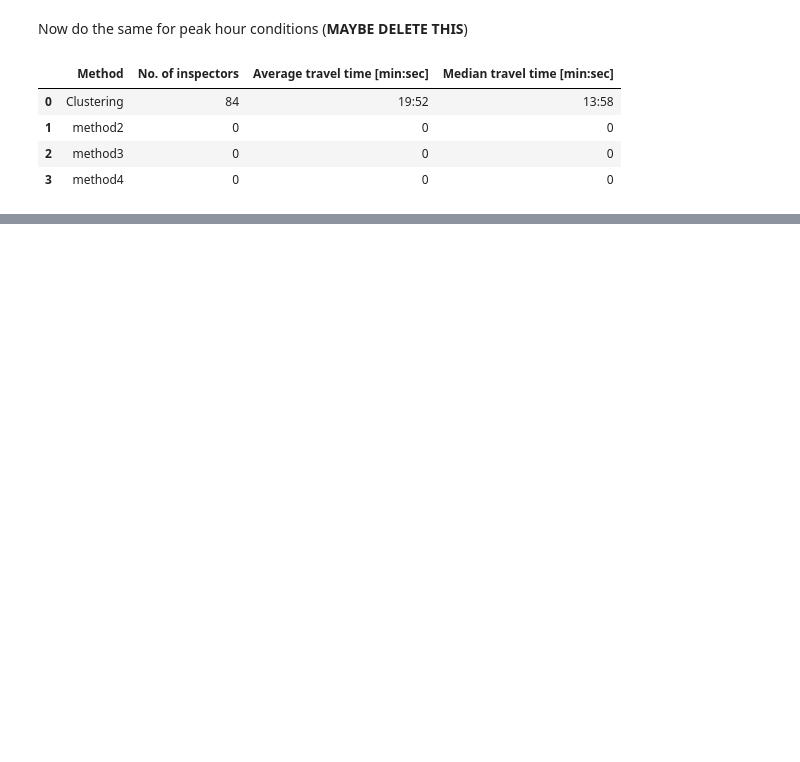
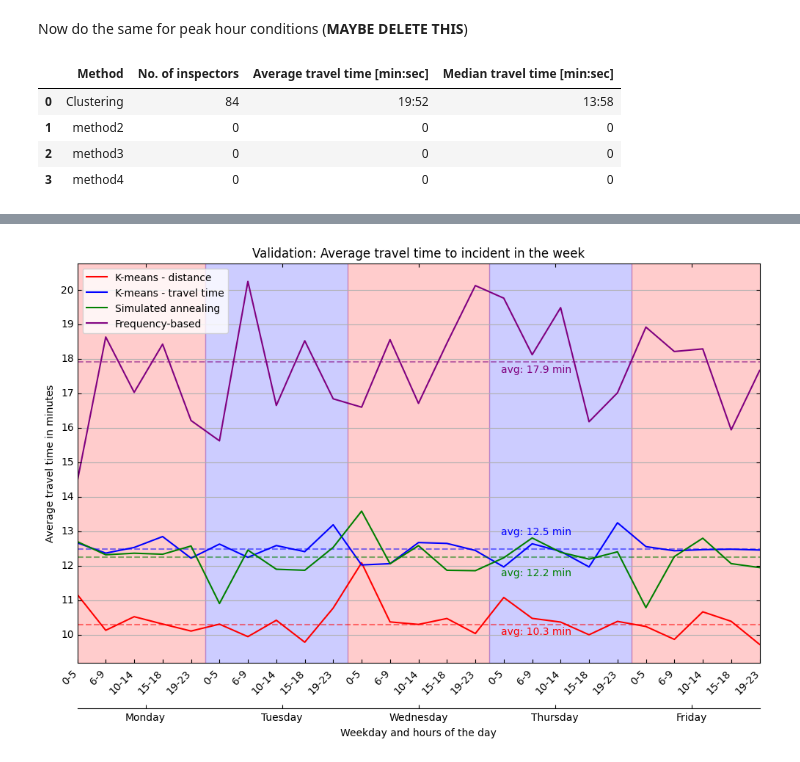
Before and after one commit to janinetimmerman8/RWS-group3, a Jupyter notebook: Dashboard_visuals_set_up.ipynb, the cells around one changed output, grey strips where cells are left out. Drawn from its saved outputs; the diff is of its cells as text; code cells hidden in the pictures; blank space fills up the shorter version.

```diff
--- a/Dashboard_visuals_set_up.ipynb
+++ b/Dashboard_visuals_set_up.ipynb
@@ -481,0 +499,10 @@ results
+# %%
+# Convert relevant columns to numeric and only keep the weekdays
+
+df_list = [kmeans_dist_val, kmeans_time_val, sa_val, freq_val]
+
+for i in range(len(df_list)):
+    if df_list[i] is not None:
+        df_list[i] = df_list[i][df_list[i]['Day'].isin(['Monday', 'Tuesday', 'Wednesday', 'Thursday', 'Friday'])]
+        df_list[i]['Average Travel Time'] = pd.to_numeric(df_list[i]['Average Travel Time'], errors='coerce')
+        df_list[i]['Probability of <18 mins'] = pd.to_numeric(df_list[i]['Probability of <18 mins'], errors='coerce')
@@ -481,0 +520,57 @@ results
+# %%
+# Set x and various labels
+x = np.arange(len(df_list[0]))
+colors = ['red', 'blue', 'green', 'purple']
+category = ['K-means - distance', 'K-means - travel time', 'Simulated annealing', 'Frequency-based']
+y_coor = [10, 12.9, 11.7, 17.6]
+
+# Create figures
+fig = plt.figure(figsize=[12,8])
+host = host_subplot(111, axes_class=AA.Axes)
+plt.subplots_adjust(bottom=0.2)
+
+# Create second x-axis for xticks for day
+par1 = host.twiny()
+offset = -45
+new_fixed_axis = par1.get_grid_helper().new_fixed_axis
+par1.axis["bottom"] = new_fixed_axis(loc="bottom",
+                                    axes=par1,
+                                    offset=(0, offset))
+
+# Plot lines
+for i in range(len(df_list)):
+    if df_list[i] is not None:
+        host.plot(x, df_list[i]['Average Travel Time'] / 60, color=colors[i], label=category[i])
+
+        plt.axhline(np.average(df_list[i]['Average Travel Time'],
+                                weights=df_list[i]['Number of incidents']) / 60,
+                                linestyle='--', color=colors[i], alpha=0.5)
+
+        plt.annotate(f'avg: {np.average(df_list[i]["Average Travel Time"], weights=df_list[i]["Number of incidents"]) / 60:.1f} min',
+                            (14.9, y_coor[i]), color=colors[i])
+
+# Plot colored areas to see the different days
+colors = ['red', 'blue', 'red', 'blue', 'red']
+for i in range(5):
+    host.axvspan(i * 5 - 0.5, i * 5 + 4.5, alpha=0.2, color=colors[i])
+
+# Set right x-ticks for first x-axis
+host.set_xlim((0, len(x) - 1))
+host.set_xticks(x, labels=df_list[0]['Time ranges'])
+plt.setp(host.axis["bottom"].major_ticklabels, rotation=45, ha="right")
+
+# Set right x-ticks and x-label for second x-axis
+par1.set_xlim((0, 5))
+par1.set_xticks(np.arange(0.5, 5.5), ['Monday', 'Tuesday', 'Wednesday', 'Thursday', 'Friday'])
+par1.set_xlabel('Weekday and hours of the day')
+
+# Set yticks
+par1.set_yticks(np.arange(10, 21))
+
+# Update layout figure
+host.set_ylabel('Average travel time in minutes')
+host.grid(axis='y')
+plt.legend()
+plt.title('Validation: Average travel time to incident in the week');
+# %% [output]
+[figure, added]
```
Also changed, not shown: parts of 12 cells of this notebook, 16 other files.
